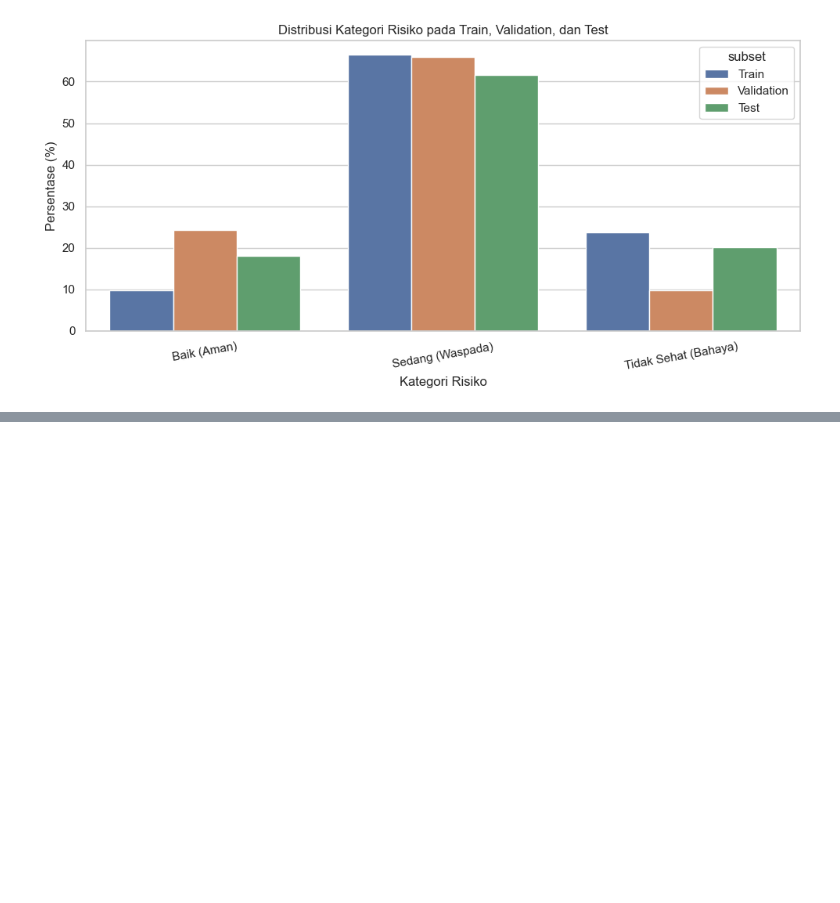
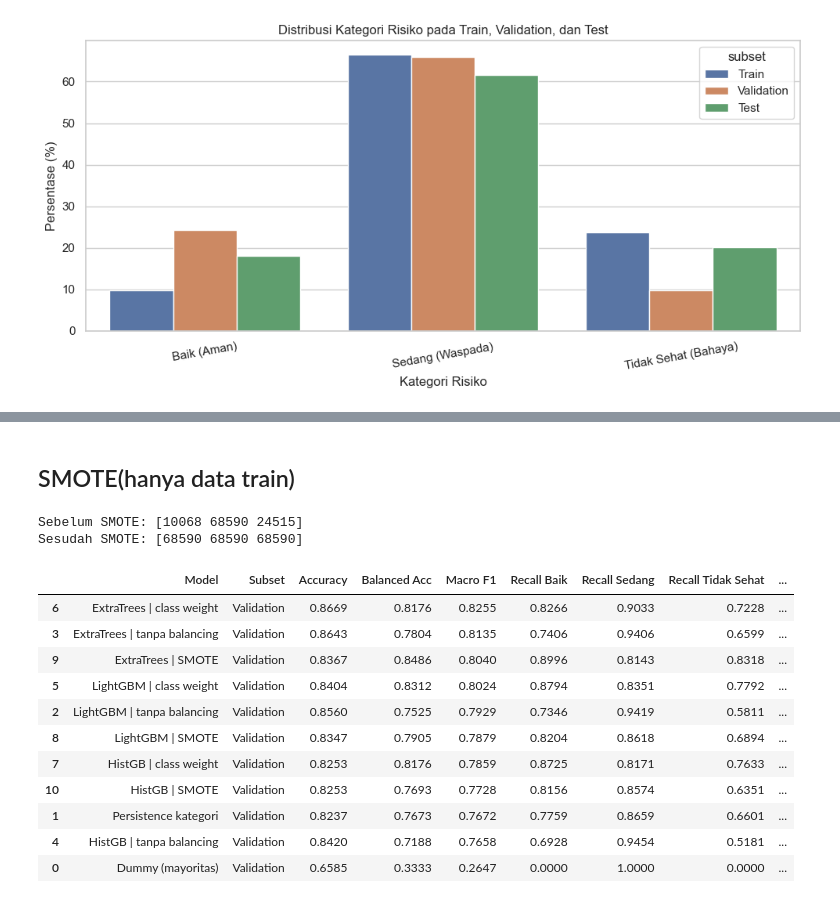
Before and after one commit to naufalhilmidh/AirGuard-SDGs, a Jupyter notebook: notebooks/04_modeling/KLASIFIKASI.ipynb, the cells around one changed output, grey strips where cells are left out. Drawn from its saved outputs; the diff is of its cells as text; code cells hidden in the pictures; blank space fills up the shorter version.

```diff
--- a/notebooks/04_modeling/KLASIFIKASI.ipynb
+++ b/notebooks/04_modeling/KLASIFIKASI.ipynb
@@ -526,0 +653,15 @@ plt.show()
+# %%
+model_cw = {}
+sw_train = compute_sample_weight("balanced", y_train_enc)
+
+for nama in daftar_model:
+    if nama == "HistGB":
+        m = buat_model(nama)
+        m.fit(X_train, y_train_enc, sample_weight=sw_train)
+    else:
+        m = buat_model(nama, class_weight="balanced")
+        m.fit(X_train, y_train_enc)
+    model_cw[nama] = m
+    evaluasi(f"{nama} | class weight", y_val_enc, m.predict(X_val))
+
+tampilkan_hasil()
@@ -526,0 +678,32 @@ plt.show()
+# %% [markdown]
+## SMOTE(hanya data train)
+# %%
+smote = SMOTE(random_state=42)
+X_train_sm, y_train_sm = smote.fit_resample(X_train, y_train_enc)
+
+print("Sebelum SMOTE:", np.bincount(y_train_enc))
+print("Sesudah SMOTE:", np.bincount(y_train_sm))
+
+model_sm = {}
+for nama in daftar_model:
+    m = buat_model(nama)  # tanpa class weight karena data sudah seimbang
+    m.fit(X_train_sm, y_train_sm)
+    model_sm[nama] = m
+    evaluasi(f"{nama} | SMOTE", y_val_enc, m.predict(X_val))
+
+tampilkan_hasil()
+# %% [output]
+Sebelum SMOTE: [10068 68590 24515]
+Sesudah SMOTE: [68590 68590 68590]
+|  | Model | Subset | Accuracy | Balanced Acc | Macro F1 | Recall Baik | Recall Sedang | Recall Tidak Sehat | ... |
+| 6 | ExtraTrees | class weight | Validation | 0.8669 | 0.8176 | 0.8255 | 0.8266 | 0.9033 | 0.7228 | ... |
+| 3 | ExtraTrees | tanpa balancing | Validation | 0.8643 | 0.7804 | 0.8135 | 0.7406 | 0.9406 | 0.6599 | ... |
+| 9 | ExtraTrees | SMOTE | Validation | 0.8367 | 0.8486 | 0.8040 | 0.8996 | 0.8143 | 0.8318 | ... |
+| 5 | LightGBM | class weight | Validation | 0.8404 | 0.8312 | 0.8024 | 0.8794 | 0.8351 | 0.7792 | ... |
+| 2 | LightGBM | tanpa balancing | Validation | 0.8560 | 0.7525 | 0.7929 | 0.7346 | 0.9419 | 0.5811 | ... |
+| 8 | LightGBM | SMOTE | Validation | 0.8347 | 0.7905 | 0.7879 | 0.8204 | 0.8618 | 0.6894 | ... |
+| 7 | HistGB | class weight | Validation | 0.8253 | 0.8176 | 0.7859 | 0.8725 | 0.8171 | 0.7633 | ... |
+| 10 | HistGB | SMOTE | Validation | 0.8253 | 0.7693 | 0.7728 | 0.8156 | 0.8574 | 0.6351 | ... |
+| 1 | Persistence kategori | Validation | 0.8237 | 0.7673 | 0.7672 | 0.7759 | 0.8659 | 0.6601 | ... |
+| 4 | HistGB | tanpa balancing | Validation | 0.8420 | 0.7188 | 0.7658 | 0.6928 | 0.9454 | 0.5181 | ... |
+| 0 | Dummy (mayoritas) | Validation | 0.6585 | 0.3333 | 0.2647 | 0.0000 | 1.0000 | 0.0000 | ... |
```
Also changed, not shown: parts of 23 cells of this notebook.
